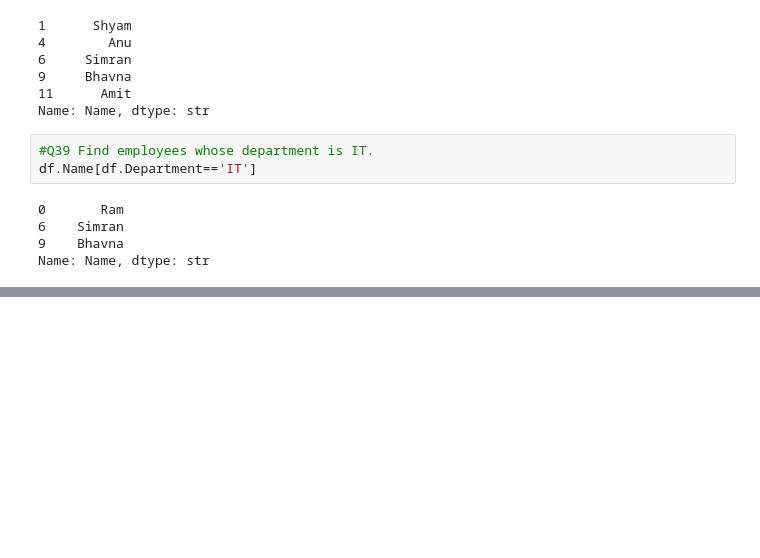
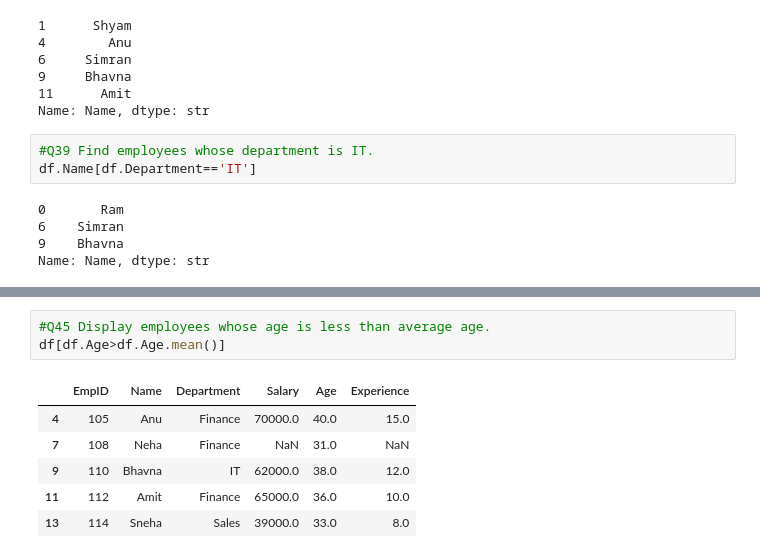
Before and after one commit to Aakashtyagi9889/Python-Assignment-Croma-, a Jupyter notebook: Jupyter Notebook LocalComputer/Assignment1.ipynb, the cells around one changed output, grey strips where cells are left out. Cells and saved outputs as stored; diff of their text form; blank space fills up the shorter version.

```diff
--- a/Jupyter Notebook LocalComputer/Assignment1.ipynb
+++ b/Jupyter Notebook LocalComputer/Assignment1.ipynb
@@ -381,0 +413,10 @@ Name: Name, dtype: str
+# %%
+#Q45 Display employees whose age is less than average age.
+df[df.Age>df.Age.mean()]
+# %% [output]
+|  | EmpID | Name | Department | Salary | Age | Experience |
+| 4 | 105 | Anu | Finance | 70000.0 | 40.0 | 15.0 |
+| 7 | 108 | Neha | Finance | NaN | 31.0 | NaN |
+| 9 | 110 | Bhavna | IT | 62000.0 | 38.0 | 12.0 |
+| 11 | 112 | Amit | Finance | 65000.0 | 36.0 | 10.0 |
+| 13 | 114 | Sneha | Sales | 39000.0 | 33.0 | 8.0 |
```
Also changed, not shown: parts of 10 cells of this notebook.
